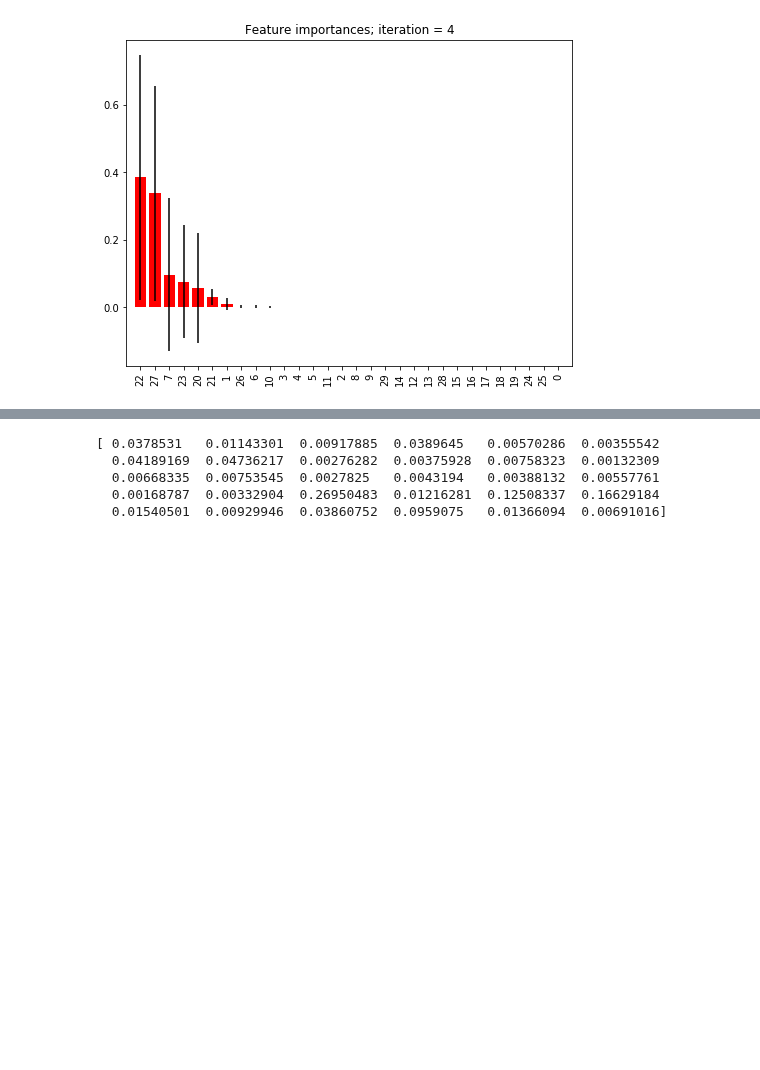
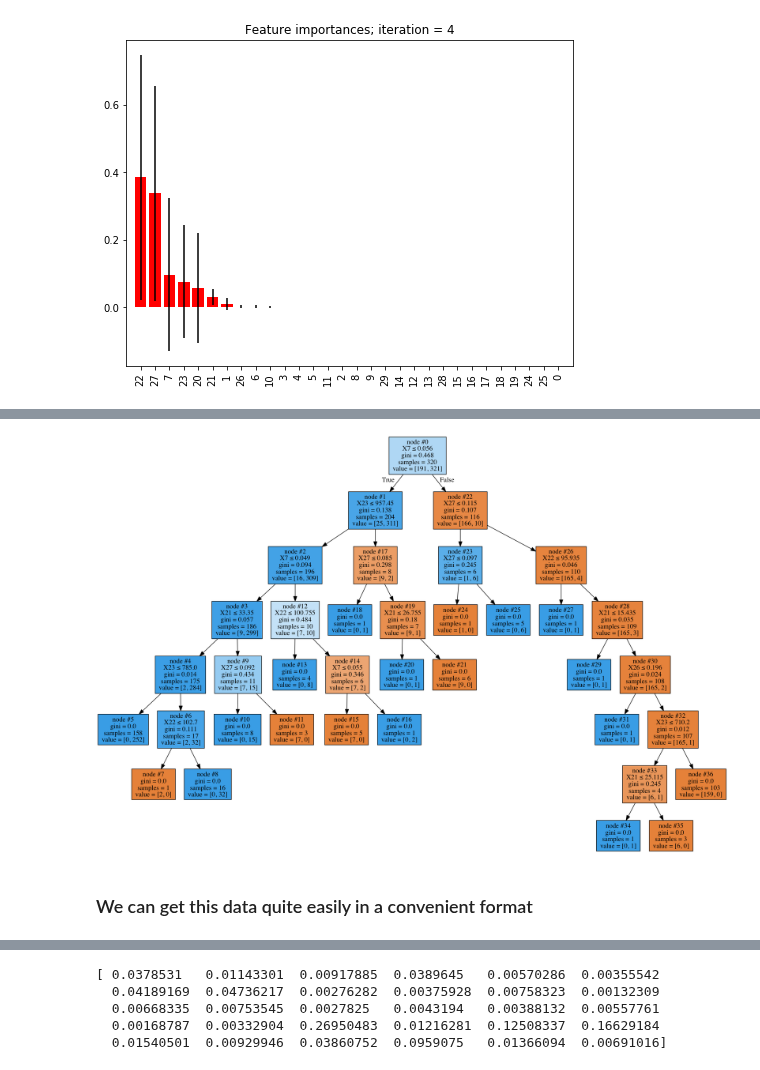
Before and after one commit to Yu-Group/scikit-learn-sandbox, a Jupyter notebook: jupyter/26_iRF_demo.ipynb, the cells around one changed output, grey strips where cells are left out. Drawn from its saved outputs; the diff is of its cells as text; code cells hidden in the pictures; blank space fills up the shorter version.

```diff
--- a/jupyter/26_iRF_demo.ipynb
+++ b/jupyter/26_iRF_demo.ipynb
@@ -223,0 +284,7 @@ Given the overlap between these two plots, the results are not unreasonable here
+# %%
+# Now plot the trees individually
+irf_jupyter_utils.draw_tree(decision_tree = all_K_iter_rf_data['rf_iter4']['rf_obj'].estimators_[0])
+# %% [output]
+[figure, added]
+# %% [markdown]
+### We can get this data quite easily in a convenient format
```
Also changed, not shown: parts of 16 cells of this notebook.
